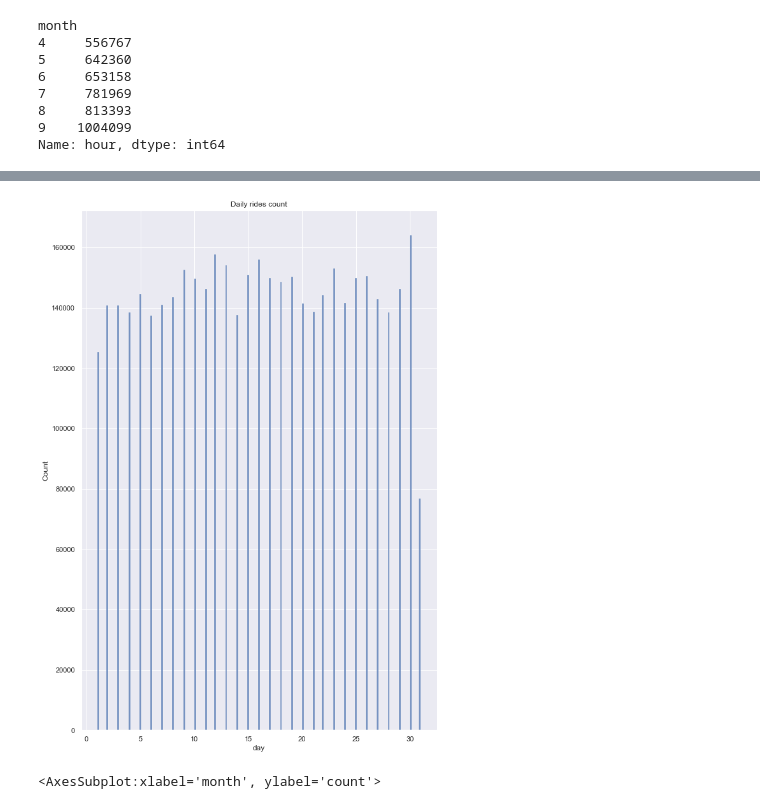
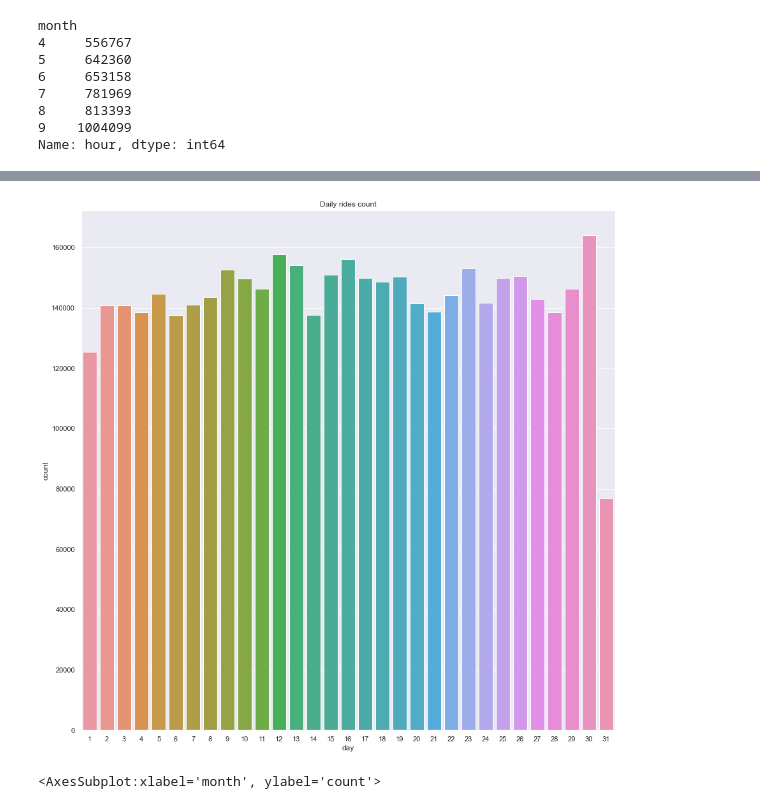
Before and after one commit to knavdeep152002/PDS_Project, a Jupyter notebook: uber.ipynb, the cells around one changed output, grey strips where cells are left out. Cells and saved outputs as stored; diff of their text form; code cells hidden in the pictures.

```diff
--- a/uber.ipynb
+++ b/uber.ipynb
@@ -119,6 +123,7 @@ df['weekday'] = df['Date/Time'].dt.day_name()
 df['day'] = df['Date/Time'].dt.day
 df['hour'] = df['Date/Time'].dt.hour
 df['minute'] = df['Date/Time'].dt.minute
+df['Date'] = df['Date/Time'].dt.date
 # %%
 df.head()
 # %% [output]
@@ -196,10 +208,10 @@ plt.show()
 # %%
-plt.figure(figsize=(10,15))
-sns.histplot(df['day'])
+plt.figure(figsize=(15,15))
+sns.countplot(x = df['day'])
 plt.title('Daily rides count')
 plt.show()
 # %% [output]
-[figure, old version]
+[figure, new version]
 # %%
 plt.figure(figsize=(10,8))
 sns.countplot(data=df,x='month')
```
Also changed, not shown: parts of 28 cells of this notebook.
